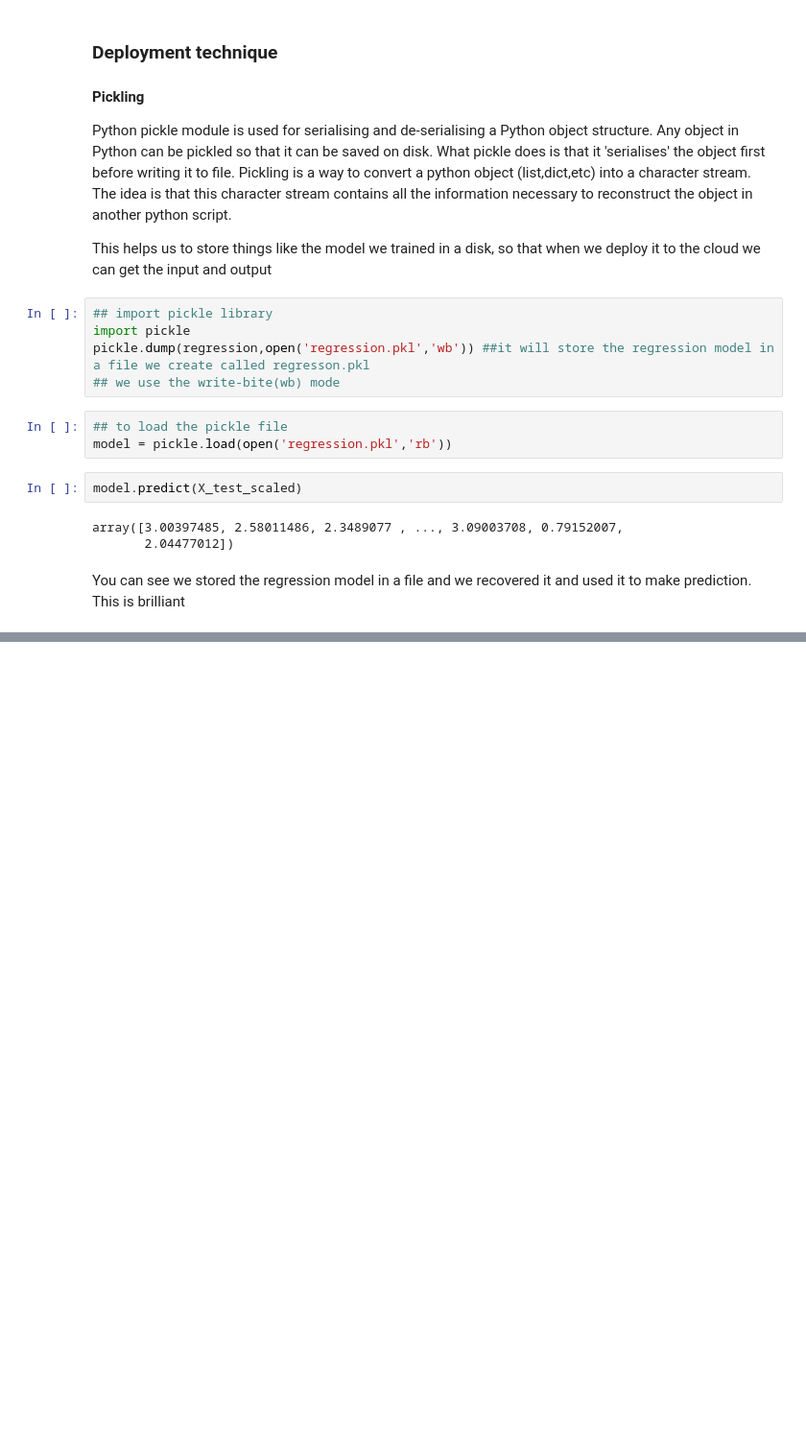
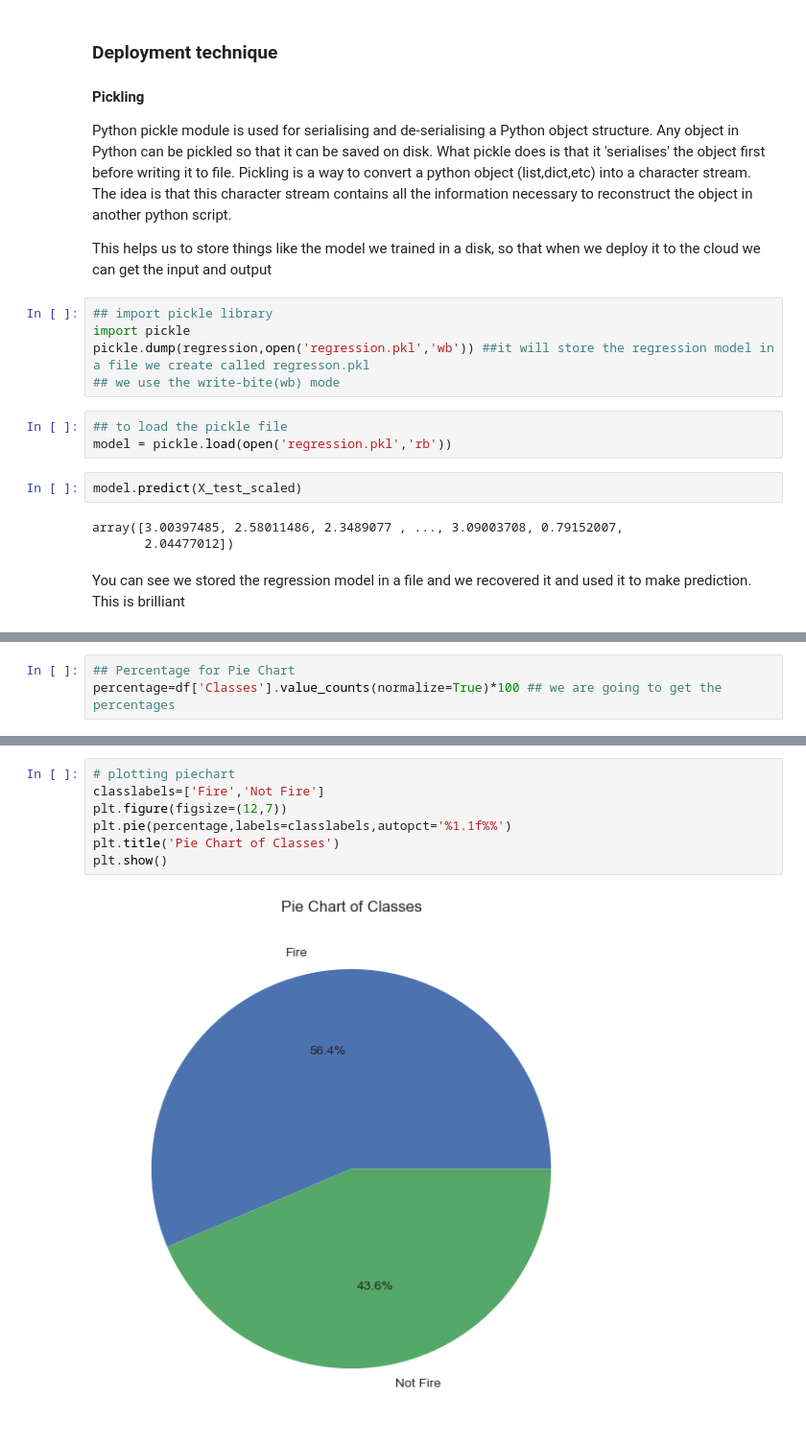
Before and after one commit to Udeani4/Machine-Learning-Course, a Jupyter notebook: machine_learning_LR_projects.ipynb, the cells around one changed output, grey strips where cells are left out. Shown at 96% size. Cells and saved outputs as stored; diff of their text form; blank space fills up the shorter version.

```diff
--- a/machine_learning_LR_projects.ipynb
+++ b/machine_learning_LR_projects.ipynb
@@ -434,0 +702,3 @@ You can see we stored the regression model in a file and we recovered it and use
+# %%
+## Percentage for Pie Chart
+percentage=df['Classes'].value_counts(normalize=True)*100 ## we are going to get the percentages
@@ -434,0 +713,9 @@ You can see we stored the regression model in a file and we recovered it and use
+# %%
+# plotting piechart
+classlabels=['Fire','Not Fire']
+plt.figure(figsize=(12,7))
+plt.pie(percentage,labels=classlabels,autopct='%1.1f%%')
+plt.title('Pie Chart of Classes')
+plt.show()
+# %% [output]
+[figure, added]
```
Also changed, not shown: parts of 58 cells of this notebook, 1 other file.
